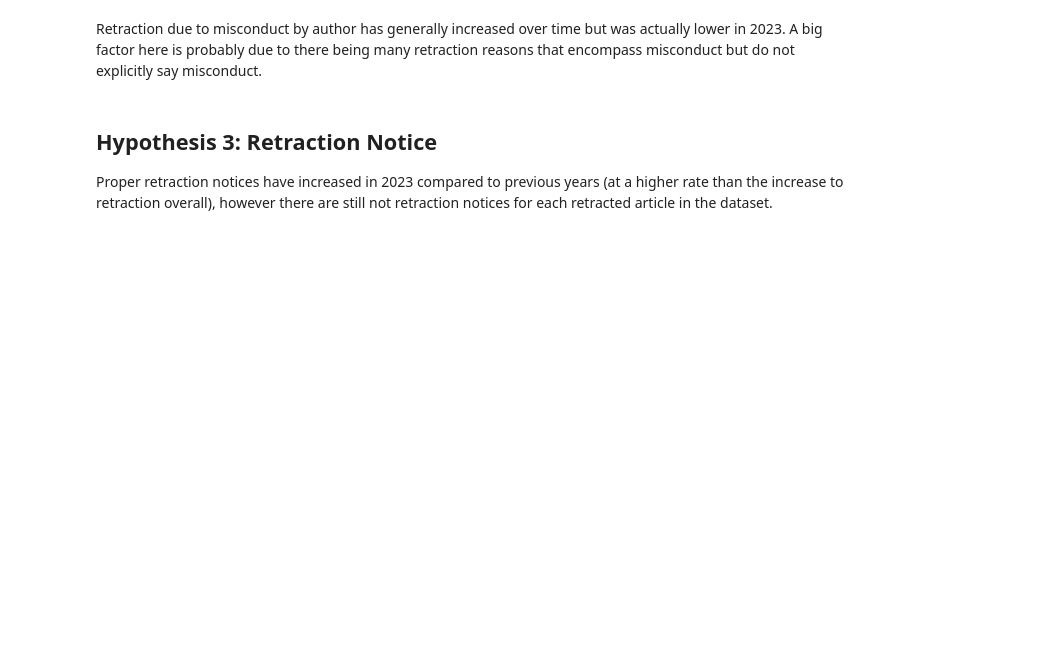
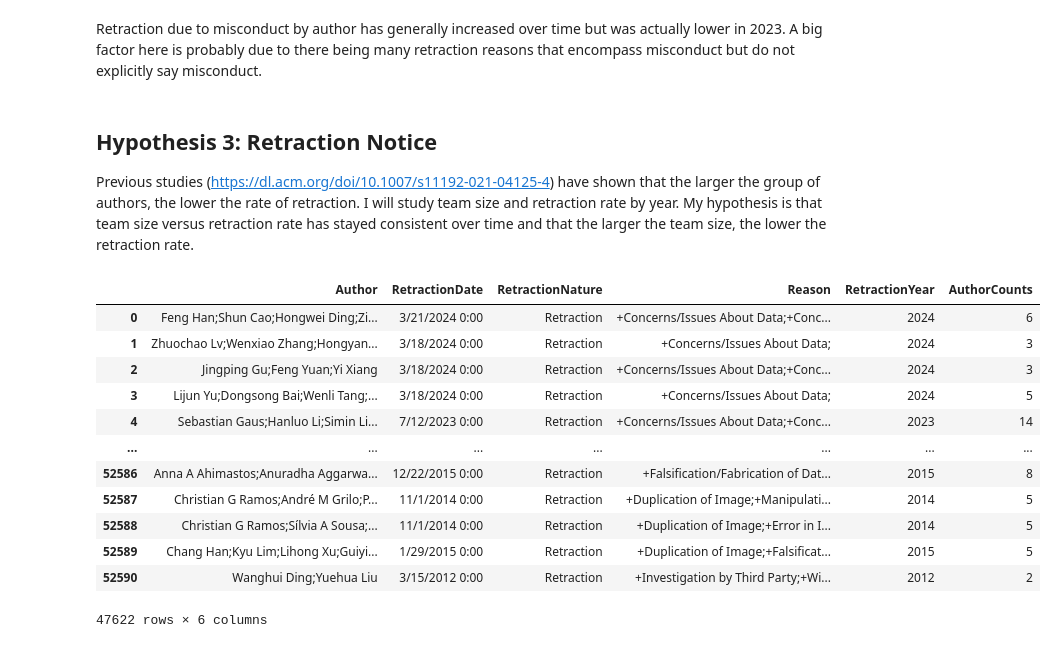
Before and after one commit to jrogovin/analysis_of_retracted_articles_2023, a Jupyter notebook: main.ipynb, the cells around one changed output. Drawn from its saved outputs; the diff is of its cells as text; code cells hidden in the pictures; blank space fills up the shorter version.

Commit message:
started hypothesis3.py

```diff
--- a/main.ipynb
+++ b/main.ipynb
@@ -117,4 +117,4 @@ plt.bar(misconduct_counter.keys(), misconduct_counter.values())
 Retraction due to misconduct by author has generally increased over time but was actually lower in 2023. A big factor here is probably due to there being many retraction reasons that encompass misconduct but do not explicitly say misconduct.
 # %% [markdown]
 ## Hypothesis 3: Retraction Notice
-Proper retraction notices have increased in 2023 compared to previous years (at a higher rate than the increase to retraction overall), however there are still not retraction notices for each retracted article in the dataset.
+Previous studies (https://dl.acm.org/doi/10.1007/s11192-021-04125-4) have shown that the larger the group of authors, the lower the rate of retraction. I will study team size and retraction rate by year. My hypothesis is that team size versus retraction rate has stayed consistent over time and that the larger the team size, the lower the retraction rate.
@@ -120,0 +123,16 @@ Proper retraction notices have increased in 2023 compared to previous years (at
+# %%
+get_author_counts(get_date_range(get_retracted_articles('data/retractions.csv')))
+# %% [output]
+|  | Author | RetractionDate | RetractionNature | Reason | RetractionYear | AuthorCounts |
+| 0 | Feng Han;Shun Cao;Hongwei Ding;Zi... | 3/21/2024 0:00 | Retraction | +Concerns/Issues About Data;+Conc... | 2024 | 6 |
+| 1 | Zhuochao Lv;Wenxiao Zhang;Hongyan... | 3/18/2024 0:00 | Retraction | +Concerns/Issues About Data; | 2024 | 3 |
+| 2 | Jingping Gu;Feng Yuan;Yi Xiang | 3/18/2024 0:00 | Retraction | +Concerns/Issues About Data;+Conc... | 2024 | 3 |
+| 3 | Lijun Yu;Dongsong Bai;Wenli Tang;... | 3/18/2024 0:00 | Retraction | +Concerns/Issues About Data; | 2024 | 5 |
+| 4 | Sebastian Gaus;Hanluo Li;Simin Li... | 7/12/2023 0:00 | Retraction | +Concerns/Issues About Data;+Conc... | 2023 | 14 |
+| ... | ... | ... | ... | ... | ... | ... |
+| 52586 | Anna A Ahimastos;Anuradha Aggarwa... | 12/22/2015 0:00 | Retraction | +Falsification/Fabrication of Dat... | 2015 | 8 |
+| 52587 | Christian G Ramos;André M Grilo;P... | 11/1/2014 0:00 | Retraction | +Duplication of Image;+Manipulati... | 2014 | 5 |
+| 52588 | Christian G Ramos;Sílvia A Sousa;... | 11/1/2014 0:00 | Retraction | +Duplication of Image;+Error in I... | 2014 | 5 |
+| 52589 | Chang Han;Kyu Lim;Lihong Xu;Guiyi... | 1/29/2015 0:00 | Retraction | +Duplication of Image;+Falsificat... | 2015 | 5 |
+| 52590 | Wanghui Ding;Yuehua Liu | 3/15/2012 0:00 | Retraction | +Investigation by Third Party;+Wi... | 2012 | 2 |
+47622 rows × 6 columns
```
Also changed, not shown: parts of 10 cells of this notebook, 2 other files.
